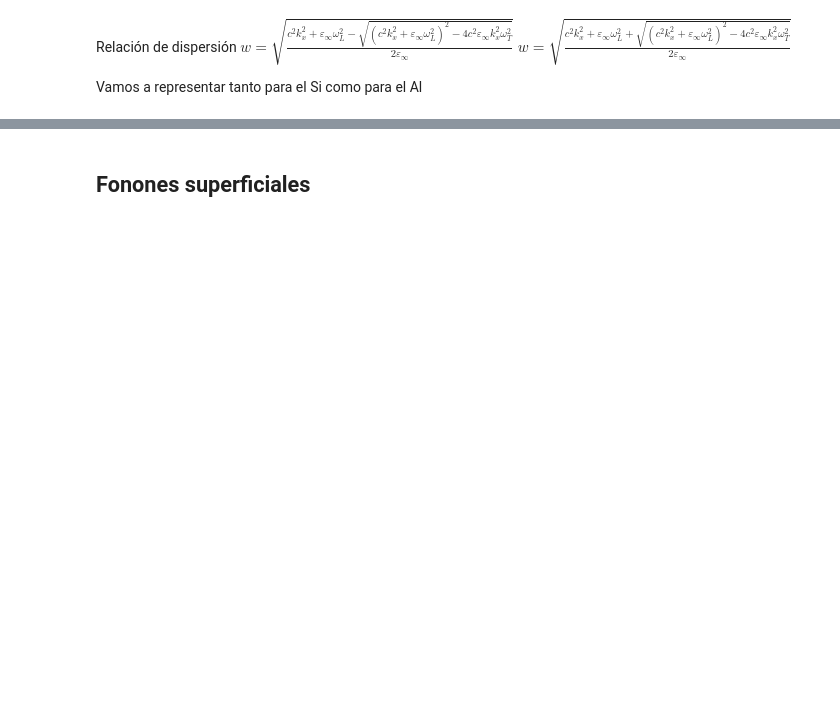
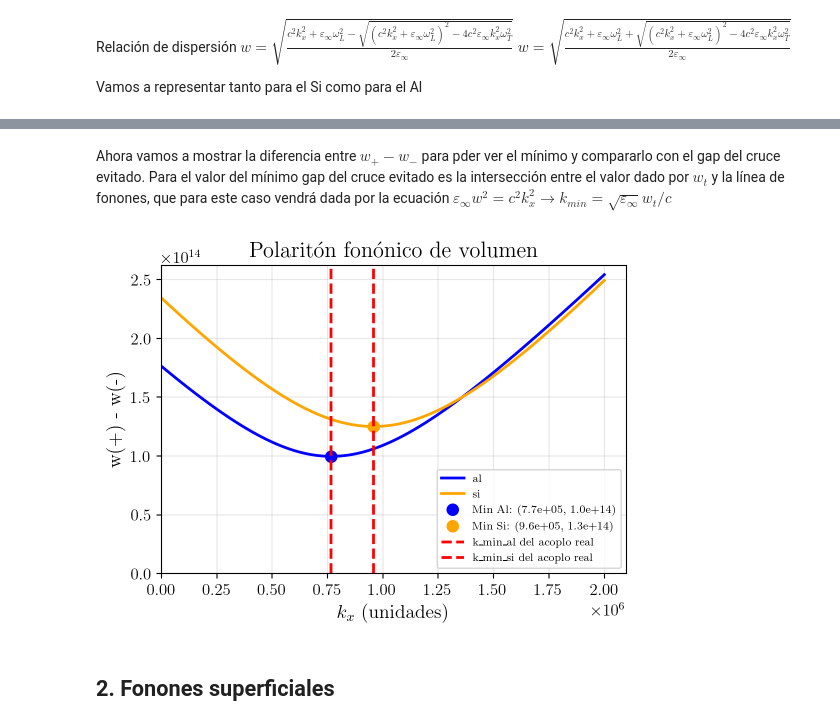
Before and after one commit to Scarlata0/Hybrid-Polaritons---TFG, a Jupyter notebook: TFG-Mario.ipynb, the cells around one changed output, grey strips where cells are left out. Cells and saved outputs as stored; diff of their text form; code cells hidden in the pictures; blank space fills up the shorter version.

```diff
--- a/TFG-Mario.ipynb
+++ b/TFG-Mario.ipynb
@@ -298,5 +301,69 @@ plt.show()
+# %% [markdown]
+Ahora vamos a mostrar la diferencia entre $w_+ - w_-$ para pder ver el mínimo y compararlo con el gap del cruce evitado. Para el valor del mínimo gap del cruce evitado es la intersección entre el valor dado por $w_t$ y la línea de fonones, que para este caso vendrá dada por la ecuación $\varepsilon_{\infty}w^2=c^2k_x^2 \longrightarrow k_{min}=\sqrt{\varepsilon_{\infty}}w_t/c$
+# %%
+plt.rcParams.update({ # --- Parámetros (copiado de internet para cambiar lo de Latex) ---
+    "text.usetex": True,  #Para tipografía de Latex
+    "font.family": "serif",
+    "font.size": 12,
+    "axes.labelsize": 14,
+    "axes.titlesize": 16,
+    "legend.fontsize": 12,
+    "xtick.labelsize": 12,
+    "ytick.labelsize": 12,
+    "lines.linewidth": 2,
+    "lines.markersize": 6,
+    "axes.grid": True,
+    "grid.alpha": 0.3
+})
+
+# --- Creación de los datos: manipular esto para cada ejemplo, el resto no tocar ---
+fig, ax = plt.subplots(figsize=(6, 4))
+ax.set_title("Polaritón fonónico de volumen") #Título de la gráfica
+x = np.linspace(0,2000000,500)
+
+y1al = np.sqrt((const.c**2*x**2+eps_inf_al*w_l0_al**2-np.sqrt((const.c**2*x**2+eps_inf_al*w_l0_al**2)**2-4*const.c**2*eps_inf_al*x**2*w_t0_al**2))/(2*eps_inf_al)) #omega-
+y2al = np.sqrt((const.c**2*x**2+eps_inf_al*w_l0_al**2+np.sqrt((const.c**2*x**2+eps_inf_al*w_l0_al**2)**2-4*const.c**2*eps_inf_al*x**2*w_t0_al**2))/(2*eps_inf_al)) #omega+
+y1si = np.sqrt((const.c**2*x**2+eps_inf_si*w_l0_si**2-np.sqrt((const.c**2*x**2+eps_inf_si*w_l0_si**2)**2-4*const.c**2*eps_inf_si*x**2*w_t0_si**2))/(2*eps_inf_si)) #omega-
+y2si = np.sqrt((const.c**2*x**2+eps_inf_si*w_l0_si**2+np.sqrt((const.c**2*x**2+eps_inf_si*w_l0_si**2)**2-4*const.c**2*eps_inf_si*x**2*w_t0_si**2))/(2*eps_inf_si)) #omega+
+
+# Cálculo de las funciones finales
+y_al = y2al - y1al
+y_si = y2si - y1si
+
+ax.plot(x,y_al,label=' al', color='blue')
+ax.plot(x,y_si,label=' si', color='orange')
+
+# --- BÚSQUEDA DE MÍNIMOS ---
+idx_min_al = np.argmin(y_al)
+x_min_al = x[idx_min_al]
+y_min_al = y_al[idx_min_al]
+
+idx_min_si = np.argmin(y_si)
+x_min_si = x[idx_min_si]
+y_min_si = y_si[idx_min_si]
+# Marcar los mínimos en la gráfica
+ax.plot(x_min_al, y_min_al,'o', markersize=8,
+        label=f'Min Al: ({x_min_al:.1e}, {y_min_al:.1e})',color='blue')
+ax.plot(x_min_si, y_min_si, 'o', markersize=8,
+        label=f'Min Si: ({x_min_si:.1e}, {y_min_si:.1e})',color='orange')
+plt.axvline(np.sqrt(eps_inf_al)*w_t0_al/const.c, color='r', linestyle='--', linewidth=2, label='k_min_al del acoplo real')
+plt.axvline(np.sqrt(eps_inf_si)*w_t0_si/const.c, color='r', linestyle='--', linewidth=2, label='k_min_si del acoplo real')
+
+
+# --- Etiquetas, título y leyenda ---
+
+ax.set_xlabel(r"$k_x$ (unidades)")
+ax.set_ylabel("w(+) - w(-)")
+ax.legend(loc="lower right", frameon=True, fontsize=8)
+
+# --- Límites y anotaciones ---
+ax.set_xlim(0,)
+ax.set_ylim(0,)
+plt.show()
+# %% [output]
+[figure, added]
 # %% [markdown]
-## Fonones superficiales
+## 2. Fonones superficiales
 # %% [markdown]
 Relación de dispersión
 
```
Also changed, not shown: parts of 14 cells of this notebook.
